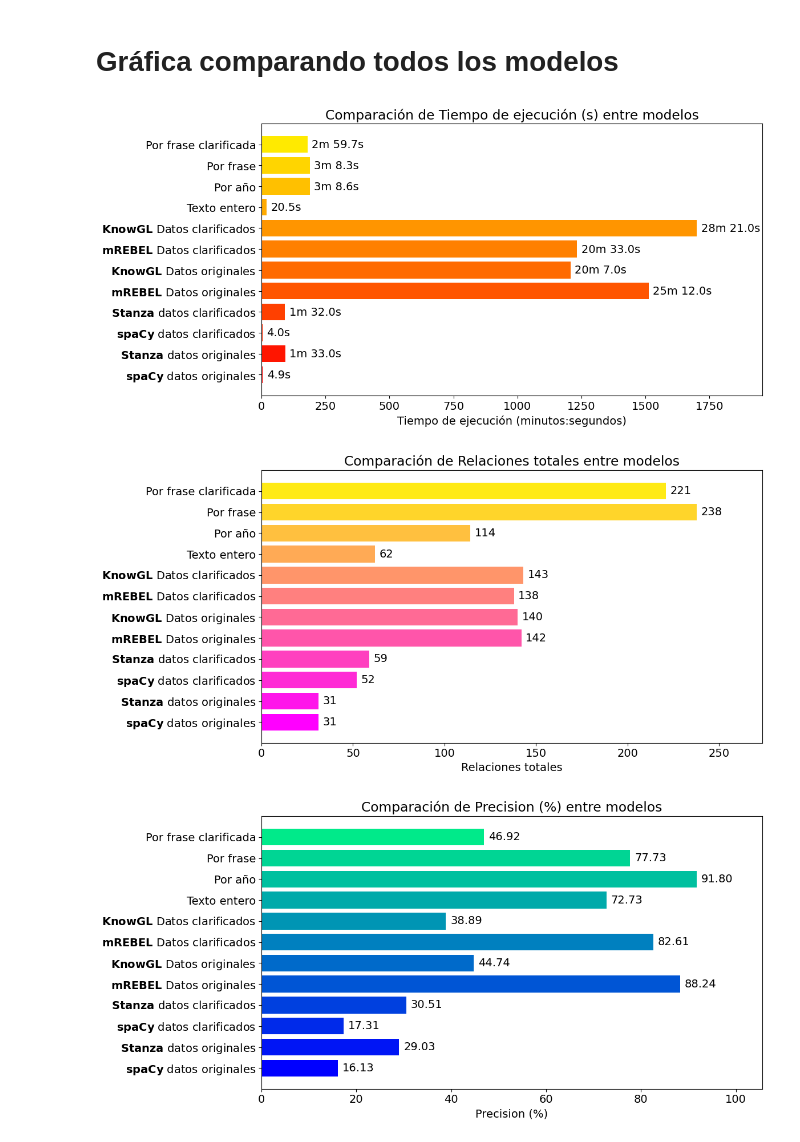
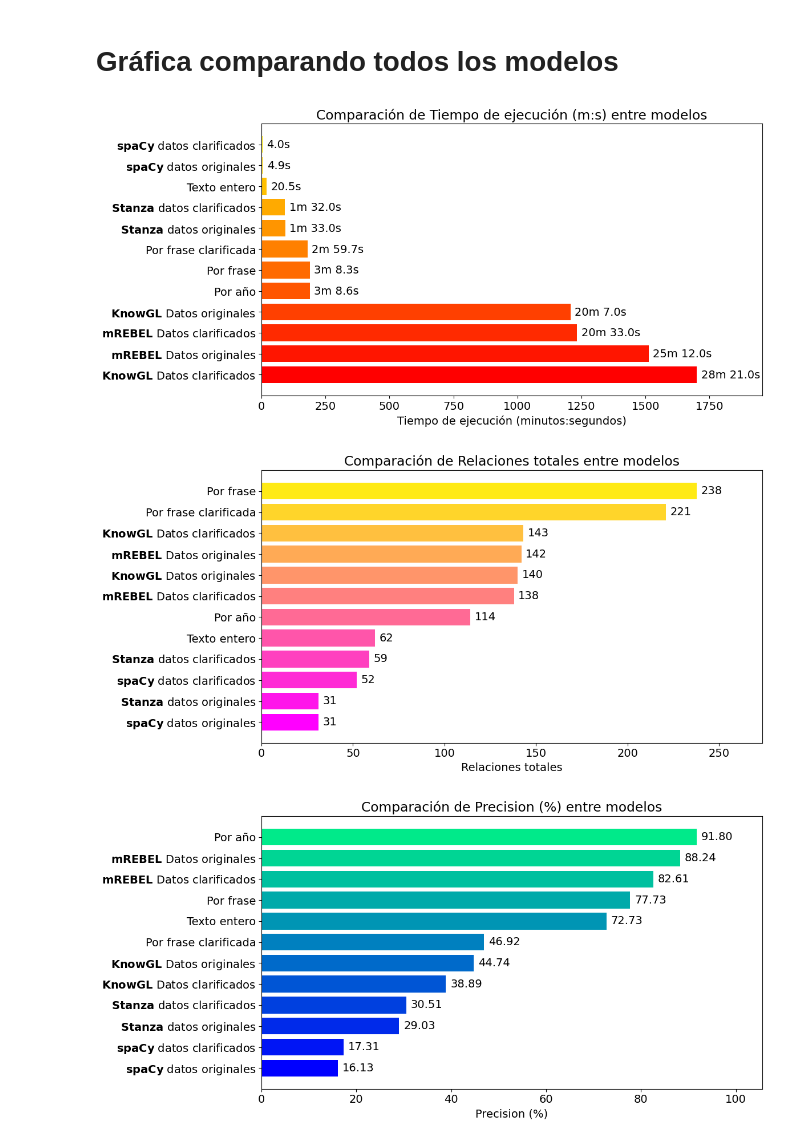
Before and after one commit to carlosochoaj/Automated-Relationship-Graph-with-DICAT-Database, a Jupyter notebook: Prompting/code/charts.ipynb, the cells around one changed output. Cells and saved outputs as stored; diff of their text form; code cells hidden in the pictures.

Commit message:
ordenar las gráficas de las métricas generales

```diff
--- a/Prompting/code/charts.ipynb
+++ b/Prompting/code/charts.ipynb
@@ -353,12 +353,24 @@ f1_score = [5.00, 9.00, 8.14, 15.79, 16.13, 16.43, 19.79, 13.66, 40.68, 74.66, 8
 
 # Diccionario de métricas
 metrics = {
-    'Tiempo de ejecución (s)': tiempos,
+    'Tiempo de ejecución (m:s)': tiempos,
     'Relaciones totales': relaciones,
     'Precision (%)': precision,
     'Recall (%)': recall,
     'F1-Score (%)': f1_score
 }
+
+metric2filename = {
+    'Tiempo de ejecución (m:s)': 'tiempo_ejecucion',
+    'Relaciones totales': 'relaciones_totales',
+    'Precision (%)': 'precision',
+    'Recall (%)': 'recall',
+    'F1-Score (%)': 'f1_score'
+}
+
+def order_values(method_values: list[tuple[str, float | int]], metric: str) -> list[tuple[str, float | int]]:
+    """Ordena los métodos por valores."""
+    return sorted(method_values, key=lambda x: x[1], reverse=True if metric == 'Tiempo de ejecución (m:s)' else False)
 
 # Colores personalizados para las barras
 colores = [
@@ -368,48 +380,45 @@ colores = [
     'summer',
     'cool',
 ]
-
-metric2filename = {
-    'Tiempo de ejecución (s)': 'tiempo_ejecucion',
-    'Relaciones totales': 'relaciones_totales',
-    'Precision (%)': 'precision',
-    'Recall (%)': 'recall',
-    'F1-Score (%)': 'f1_score'
-}
 
 def format_time(seconds):
     """Convierte segundos a formato minutos:segundos."""
     minutes = int(seconds // 60)
     remaining_seconds = seconds % 60
     return f"{minutes}m {remaining_seconds:.1f}s" if minutes > 0 else f"{remaining_seconds:.1f}s"
 
 # Crear las gráficas con valores sobre las barras y sin cortar etiquetas
 for (metric, values), color in zip(metrics.items(), colores):
     plt.figure(figsize=(12, 6))
 
+    ordered_method_values = order_values(list(zip(metodos, values)), metric)
+
+    values = [value for _, value in ordered_method_values]
+    sorted_methods = [method for method, _ in ordered_method_values]
+
     cmap = colormaps[color]  # Ejemplo de colormap categórico
 
     # Crear los índices para cada barra
-    indices = np.arange(len(metodos))
-    bar_colors = cmap(indices / len(metodos))
+    indices = np.arange(len(sorted_methods))
+    bar_colors = cmap(indices / len(sorted_methods))
 
-    bars = plt.barh(metodos, values, color=bar_colors)
-    plt.xlabel(metric if metric != 'Tiempo de ejecución (s)' else 'Tiempo de ejecución (minutos:segundos)')
+    bars = plt.barh(sorted_methods, values, color=bar_colors)
+    plt.xlabel(metric if metric != 'Tiempo de ejecución (m:s)' else 'Tiempo de ejecución (minutos:segundos)')
     plt.title(f'Comparación de {metric} entre modelos')
 
     # Añadir los valores en cada barra
     for bar, value in zip(bars, values):
         width = bar.get_width()
-        label = format_time(value) if metric == 'Tiempo de ejecución (s)' else f'{width:.2f}' if metric != 'Relaciones totales' else str(int(width))
+        label = format_time(value) if metric == 'Tiempo de ejecución (m:s)' else f'{width:.2f}' if metric != 'Relaciones totales' else str(int(width))
         plt.text(width + max(values) * 0.01, bar.get_y() + bar.get_height() / 2,
                  label, va='center')
 
     # Asegurar que el límite del eje X sea suficiente para mostrar todas las etiquetas
     plt.xlim(0, max(values) * 1.15)
     plt.tight_layout()
     plt.savefig(f"../out/charts_generated/general_comparative/general_{metric2filename[metric]}.png")
     plt.show()
 # %% [output]
-[figure, old version]
+[figure, new version]
-[figure, old version]
+[figure, new version]
-[figure, old version]
+[figure, new version]
```
Also changed, not shown: parts of 1 cell of this notebook, 5 other files.
